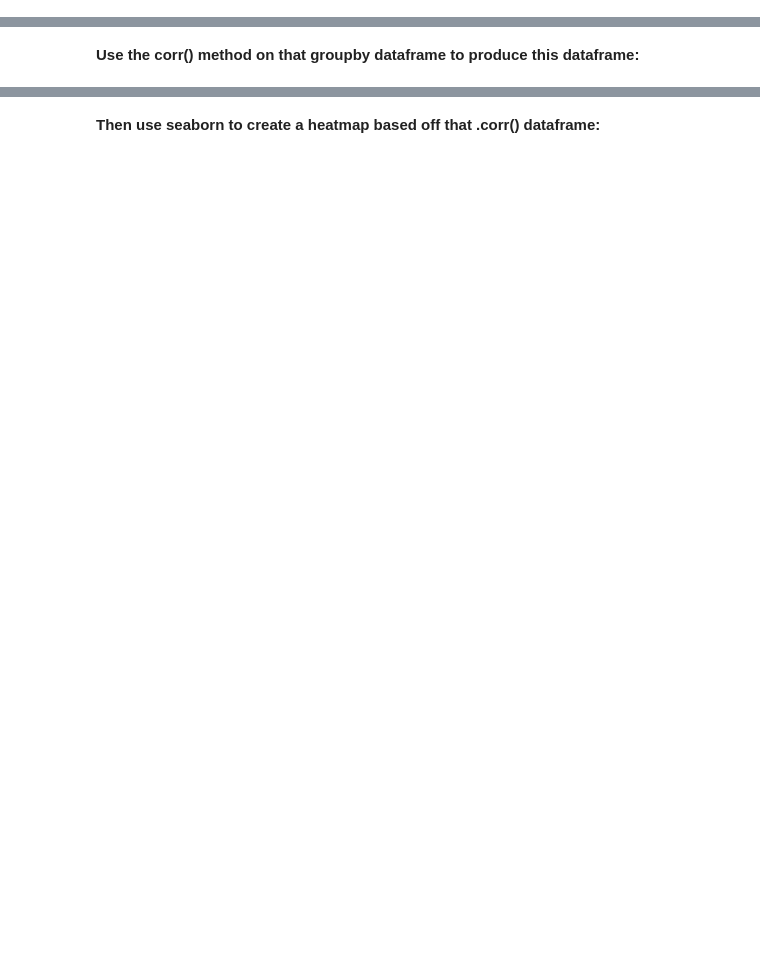
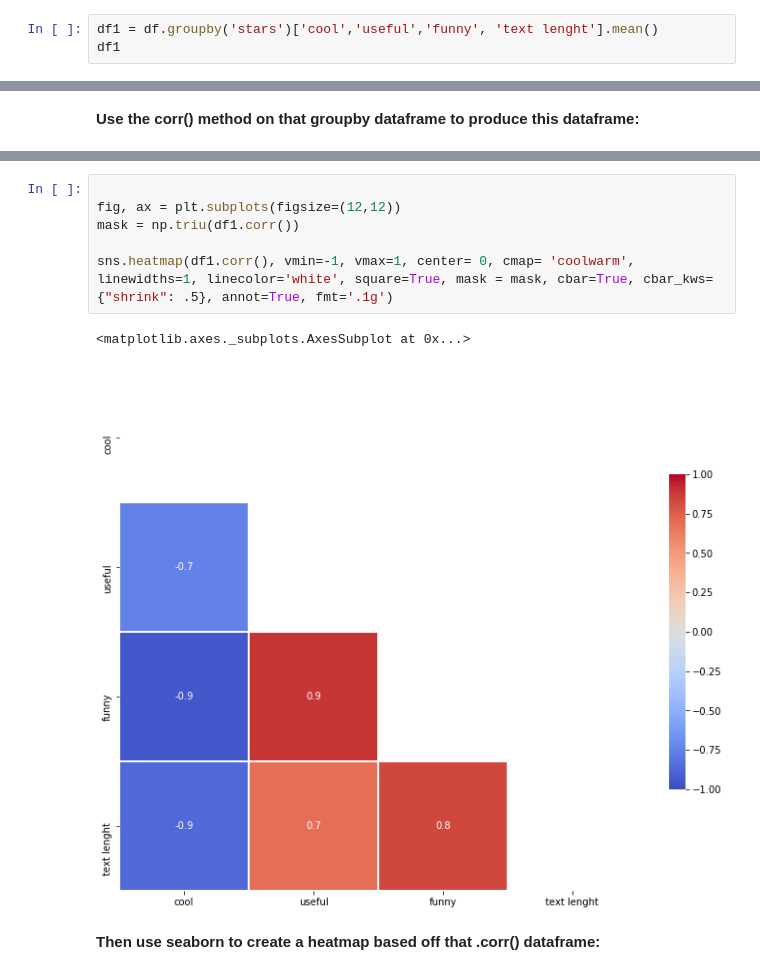
Before and after one commit to k21k/Python-Notes, a Jupyter notebook: Machine Learning/Natural Language Processing/NLP Project .ipynb, the cells around one changed output, grey strips where cells are left out. Drawn from its saved outputs; the diff is of its cells as text; blank space fills up the shorter version.

```diff
--- a/Machine Learning/Natural Language Processing/NLP Project .ipynb
+++ b/Machine Learning/Natural Language Processing/NLP Project .ipynb
@@ -86,0 +148,3 @@ Let's explore the data
+# %%
+df1 = df.groupby('stars')['cool','useful','funny', 'text lenght'].mean()
+df1
@@ -117,2 +178,11 @@ Let's explore the data
+# %%
+
+fig, ax = plt.subplots(figsize=(12,12))
+mask = np.triu(df1.corr())
+
+sns.heatmap(df1.corr(), vmin=-1, vmax=1, center= 0, cmap= 'coolwarm', linewidths=1, linecolor='white', square=True, mask = mask, cbar=True, cbar_kws={"shrink": .5}, annot=True, fmt='.1g')
+# %% [output]
+<matplotlib.axes._subplots.AxesSubplot at 0x...>
+[figure, added]
 # %% [markdown]
 **Then use seaborn to create a heatmap based off that .corr() dataframe:**
```
Also changed, not shown: parts of 37 cells of this notebook, 4 other files.
